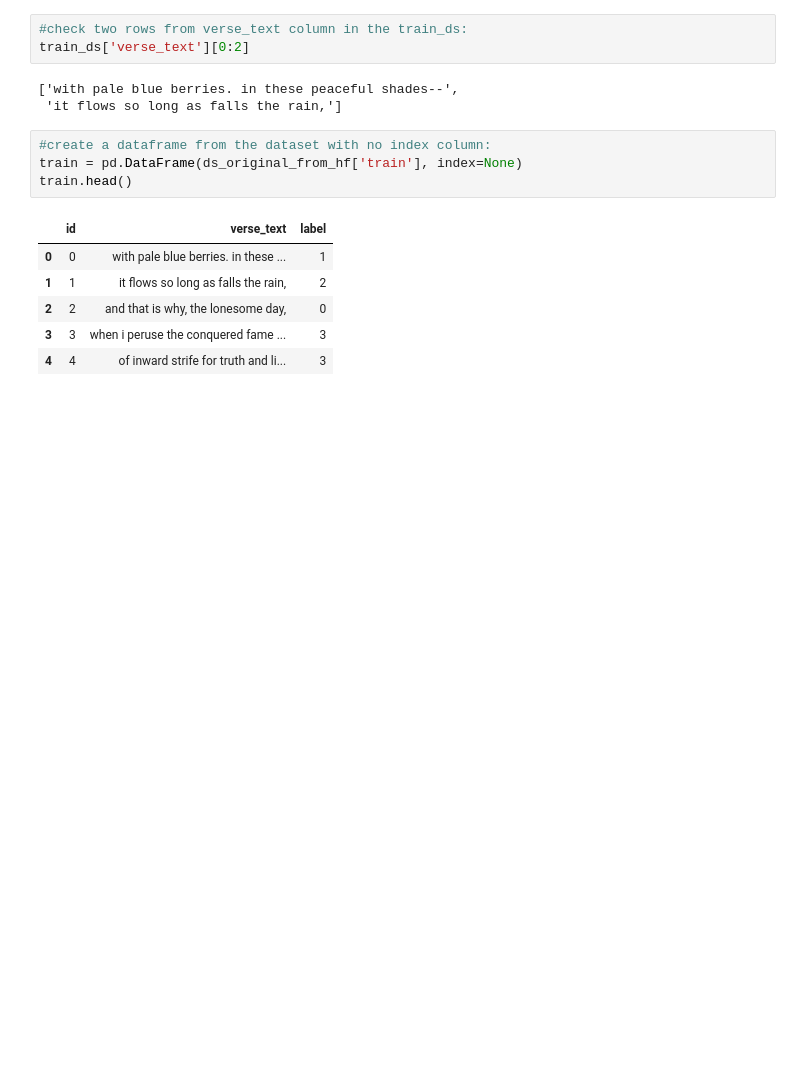
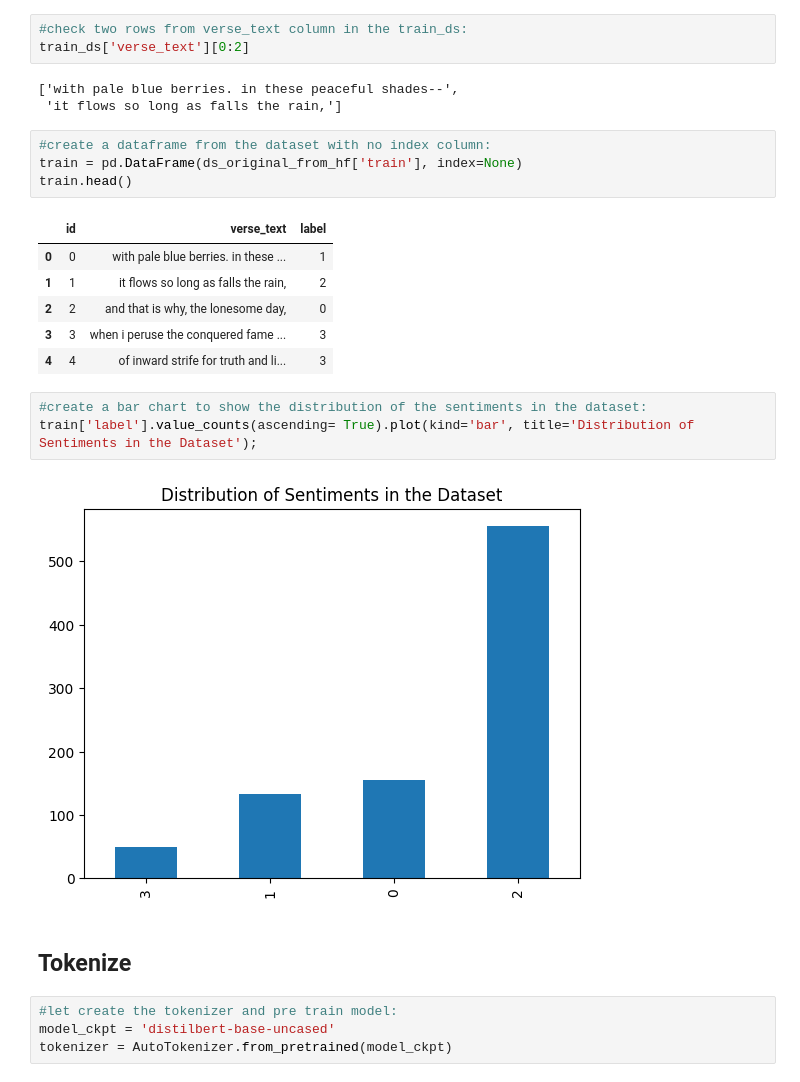
Before and after one commit to DeeeTeeee/NLP, a Jupyter notebook: FineTuning_DistilBert_Poem_Sentiments.ipynb, the cells around one changed output. Cells and saved outputs as stored; diff of their text form; blank space fills up the shorter version.

```diff
--- a/FineTuning_DistilBert_Poem_Sentiments.ipynb
+++ b/FineTuning_DistilBert_Poem_Sentiments.ipynb
@@ -107,3 +108,14 @@ train.head()
 | 2 | 2 | and that is why, the lonesome day, | 0 |
 | 3 | 3 | when i peruse the conquered fame ... | 3 |
 | 4 | 4 | of inward strife for truth and li... | 3 |
+# %%
+#create a bar chart to show the distribution of the sentiments in the dataset:
+train['label'].value_counts(ascending= True).plot(kind='bar', title='Distribution of Sentiments in the Dataset');
+# %% [output]
+[figure, added]
+# %% [markdown]
+## Tokenize
+# %%
+#let create the tokenizer and pre train model:
+model_ckpt = 'distilbert-base-uncased'
+tokenizer = AutoTokenizer.from_pretrained(model_ckpt)
```
Also changed, not shown: parts of 4 cells of this notebook.
